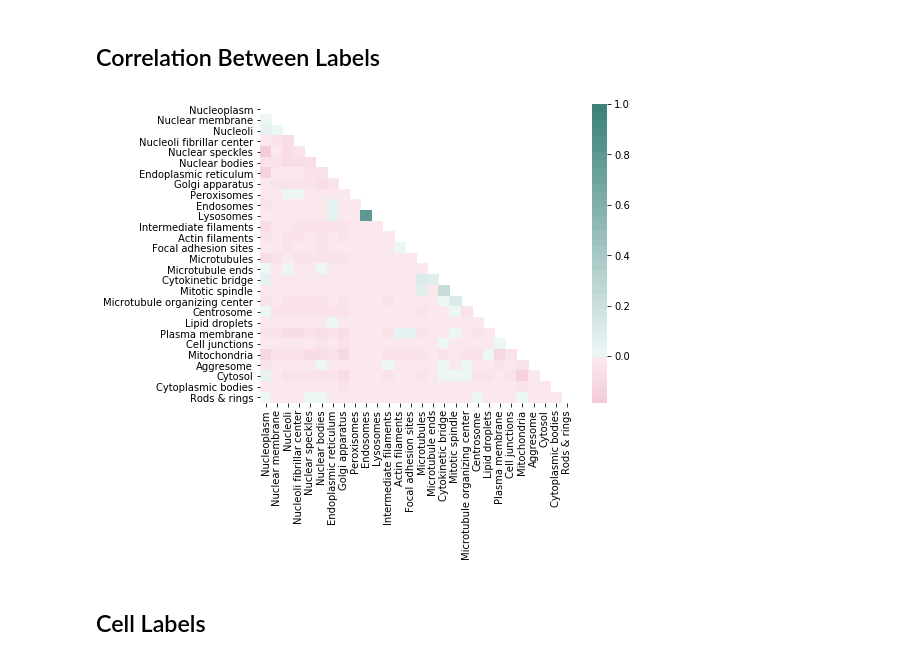
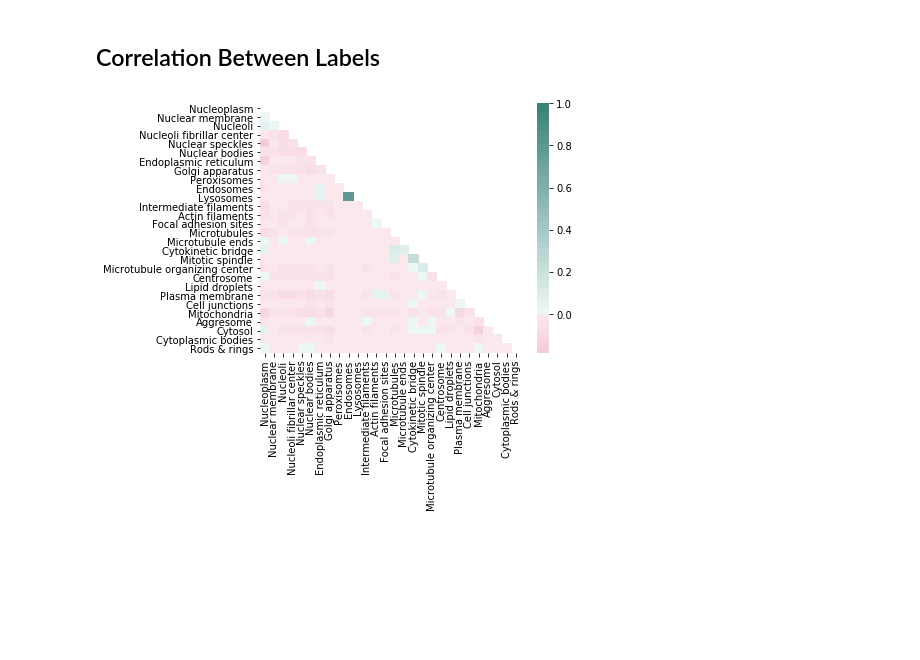
Before and after one commit to eldrtimo/protein, a Jupyter notebook: examples.ipynb, the cells around one changed output. Drawn from its saved outputs; the diff is of its cells as text; code cells hidden in the pictures; blank space fills up the shorter version.

```diff
--- a/examples.ipynb
+++ b/examples.ipynb
@@ -88,16 +90,15 @@ for sample in range(n_samples):
 # %%
 reload(pa)
 atlas = pa.ProteinAtlas()
-fig, ax = plt.subplots(figsize = (7,5.5))
+fig, ax = plt.subplots(figsize = (7,6))
 cor = atlas.labels.corr()
 cor.columns = atlas.classes
 cor.index = atlas.classes
 mask = np.zeros_like(cor.values)
 mask[np.triu_indices_from(mask)] = True
 cmap = sns.diverging_palette(0,180,sep=1,n=64)
 sns.heatmap(cor, ax = ax, cmap = cmap, mask = mask, center = 0)
-plt.savefig("corr.pdf")
+plt.tight_layout()
+plt.savefig("plots/corr.pdf")
 # %% [output]
-[figure, old version]
+[figure, new version]
-# %% [markdown]
-## Cell Labels
```
Also changed, not shown: parts of 4 cells of this notebook.
